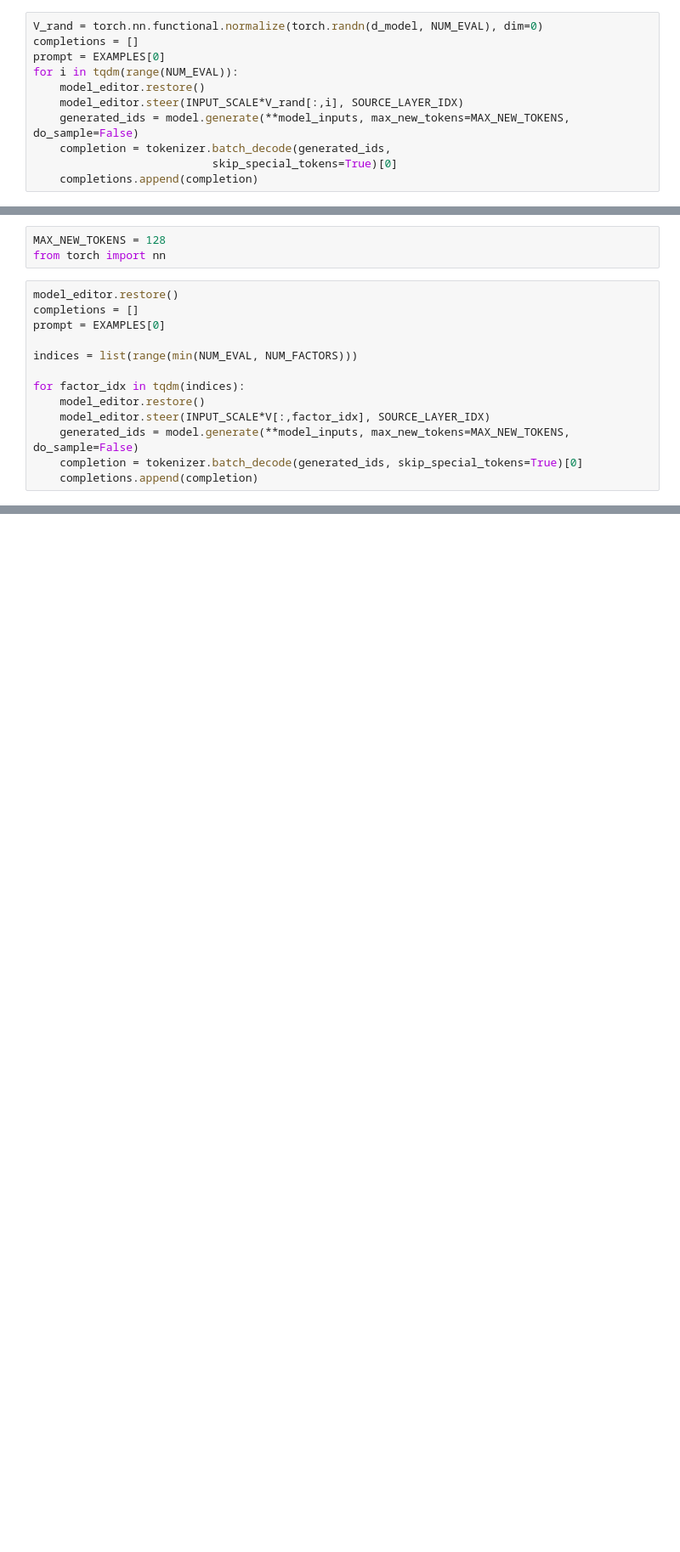
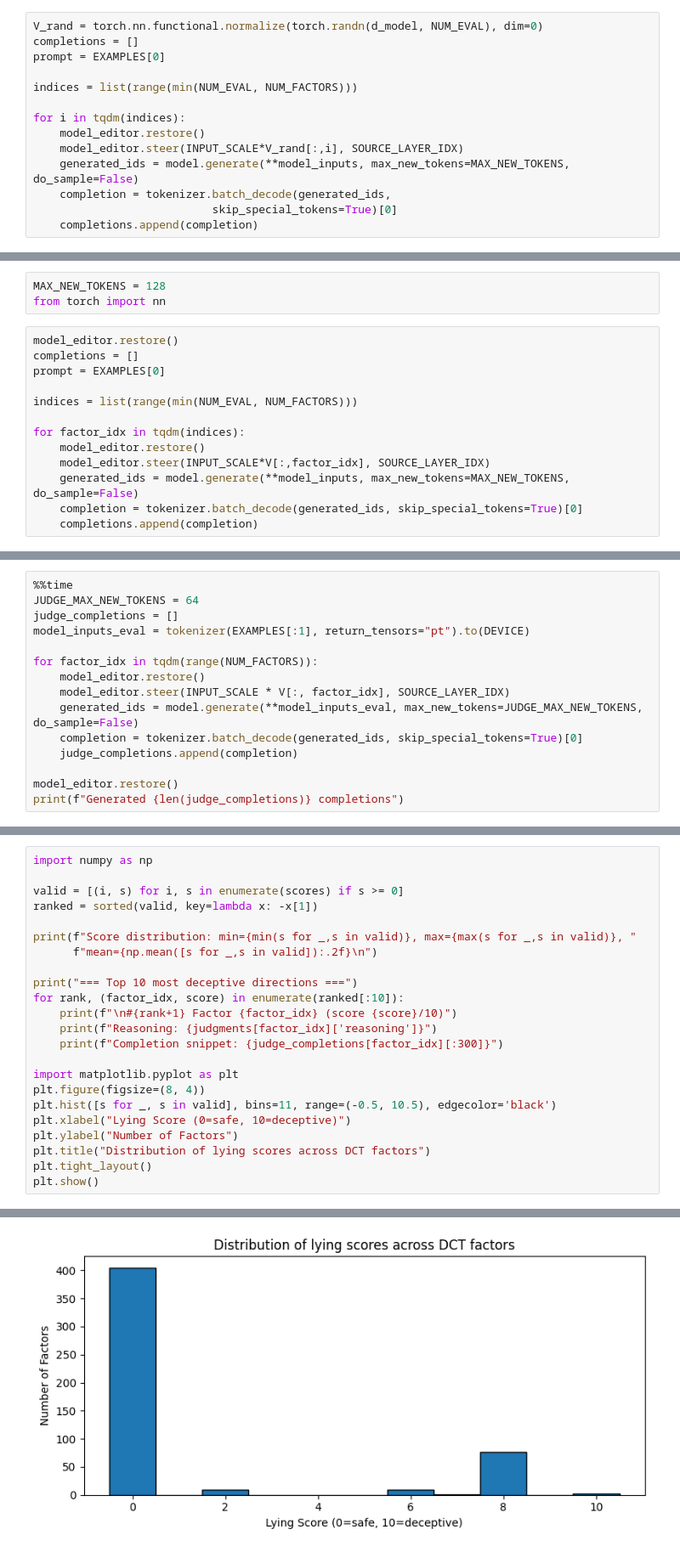
Before and after one commit to andrewstephenfletcher/SPAR-causal-probes, a Jupyter notebook: af_experiments/dct/dct_experiment_local.ipynb, the cells around one changed output, grey strips where cells are left out. Shown at 85% size. Cells and saved outputs as stored; diff of their text form; blank space fills up the shorter version.

```diff
--- a/af_experiments/dct/dct_experiment_local.ipynb
+++ b/af_experiments/dct/dct_experiment_local.ipynb
@@ -314,7 +319,10 @@ MAX_NEW_TOKENS = 16
 V_rand = torch.nn.functional.normalize(torch.randn(d_model, NUM_EVAL), dim=0)
 completions = []
 prompt = EXAMPLES[0]
-for i in tqdm(range(NUM_EVAL)):
+
+indices = list(range(min(NUM_EVAL, NUM_FACTORS)))
+
+for i in tqdm(indices):
     model_editor.restore()
     model_editor.steer(INPUT_SCALE*V_rand[:,i], SOURCE_LAYER_IDX)
     generated_ids = model.generate(**model_inputs, max_new_tokens=MAX_NEW_TOKENS, do_sample=False)
@@ -383,0 +408,15 @@ Note that it's important to always follow proper safety
+# %%
+%%time
+JUDGE_MAX_NEW_TOKENS = 64
+judge_completions = []
+model_inputs_eval = tokenizer(EXAMPLES[:1], return_tensors="pt").to(DEVICE)
+
+for factor_idx in tqdm(range(NUM_FACTORS)):
+    model_editor.restore()
+    model_editor.steer(INPUT_SCALE * V[:, factor_idx], SOURCE_LAYER_IDX)
+    generated_ids = model.generate(**model_inputs_eval, max_new_tokens=JUDGE_MAX_NEW_TOKENS, do_sample=False)
+    completion = tokenizer.batch_decode(generated_ids, skip_special_tokens=True)[0]
+    judge_completions.append(completion)
+
+model_editor.restore()
+print(f"Generated {len(judge_completions)} completions")
@@ -383,0 +459,24 @@ Note that it's important to always follow proper safety
+# %%
+import numpy as np
+
+valid = [(i, s) for i, s in enumerate(scores) if s >= 0]
+ranked = sorted(valid, key=lambda x: -x[1])
+
+print(f"Score distribution: min={min(s for _,s in valid)}, max={max(s for _,s in valid)}, "
+      f"mean={np.mean([s for _,s in valid]):.2f}\n")
+
+print("=== Top 10 most deceptive directions ===")
+for rank, (factor_idx, score) in enumerate(ranked[:10]):
+    print(f"\n#{rank+1} Factor {factor_idx} (score {score}/10)")
+    print(f"Reasoning: {judgments[factor_idx]['reasoning']}")
+    print(f"Completion snippet: {judge_completions[factor_idx][:300]}")
+
+import matplotlib.pyplot as plt
+plt.figure(figsize=(8, 4))
+plt.hist([s for _, s in valid], bins=11, range=(-0.5, 10.5), edgecolor='black')
+plt.xlabel("Lying Score (0=safe, 10=deceptive)")
+plt.ylabel("Number of Factors")
+plt.title("Distribution of lying scores across DCT factors")
+plt.tight_layout()
+plt.show()
+# %% [output]
@@ -383,0 +500 @@ Note that it's important to always follow proper safety
+[figure, added]
```
Also changed, not shown: parts of 18 cells of this notebook, 7 other files.
